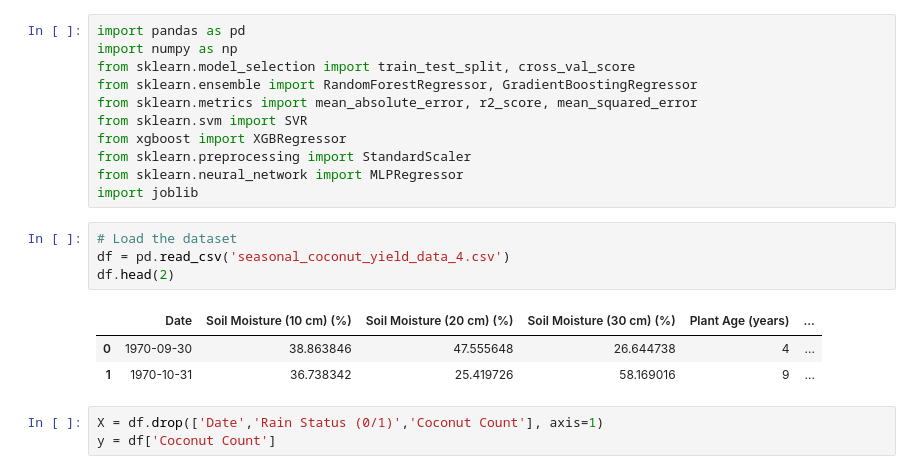
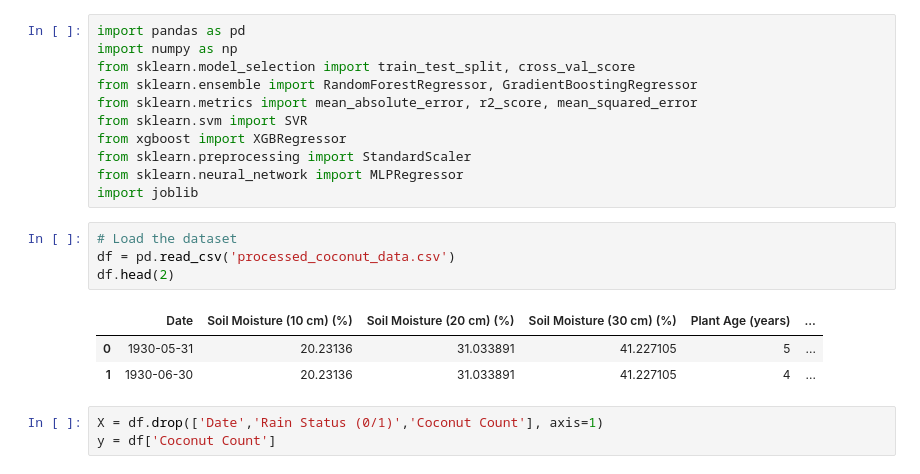
Before and after one commit to thanujaD00/Research_Procjct, a Jupyter notebook: CoconutYieldPrediction/model training for yield.ipynb, the cells around one changed output. Saved outputs shown, nothing was run; the diff lists cells and outputs as text.

```diff
--- a/CoconutYieldPrediction/model training for yield.ipynb
+++ b/CoconutYieldPrediction/model training for yield.ipynb
@@ -11,12 +11,12 @@ from sklearn.neural_network import MLPRegressor
 import joblib
 # %%
 # Load the dataset
-df = pd.read_csv('seasonal_coconut_yield_data_4.csv')
+df = pd.read_csv('processed_coconut_data.csv')
 df.head(2)
 # %% [output]
 |  | Date | Soil Moisture (10 cm) (%) | Soil Moisture (20 cm) (%) | Soil Moisture (30 cm) (%) | Plant Age (years) | ... |
-| 0 | 1970-09-30 | 38.863846 | 47.555648 | 26.644738 | 4 | ... |
-| 1 | 1970-10-31 | 36.738342 | 25.419726 | 58.169016 | 9 | ... |
+| 0 | 1930-05-31 | 20.23136 | 31.033891 | 41.227105 | 5 | ... |
+| 1 | 1930-06-30 | 20.23136 | 31.033891 | 41.227105 | 4 | ... |
 # %%
 X = df.drop(['Date','Rain Status (0/1)','Coconut Count'], axis=1)
 y = df['Coconut Count']
```
Also changed, not shown: parts of 3 cells of this notebook, 2 other files.
